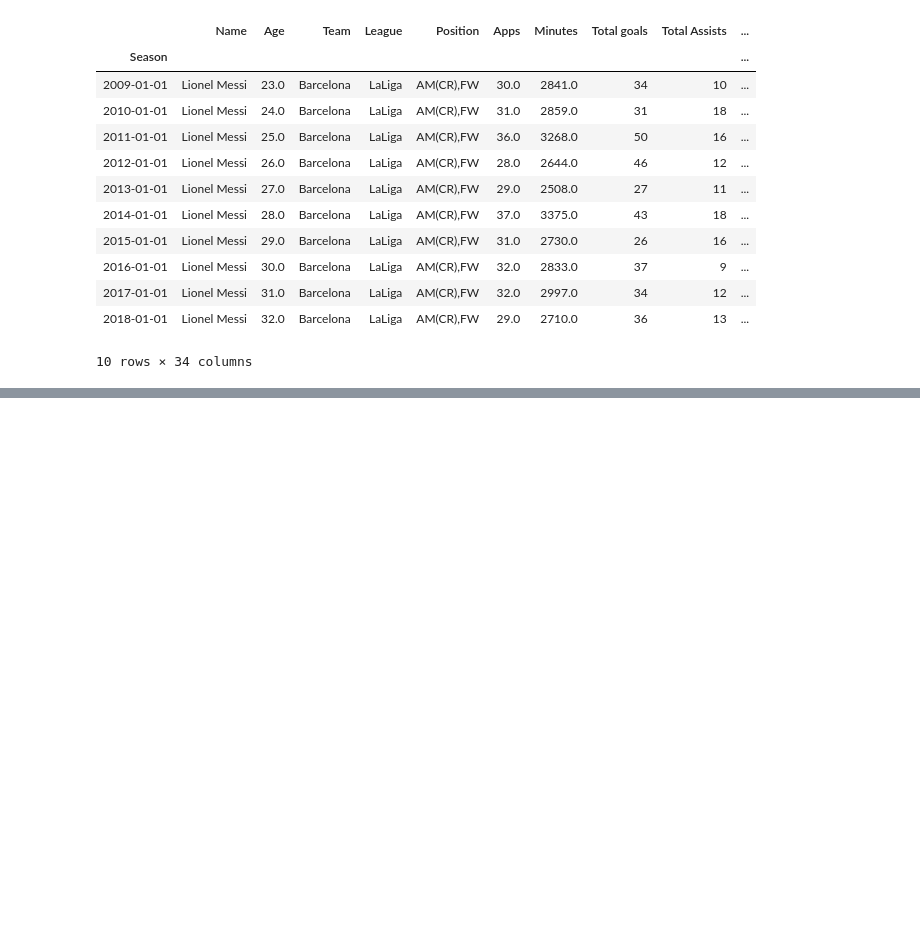
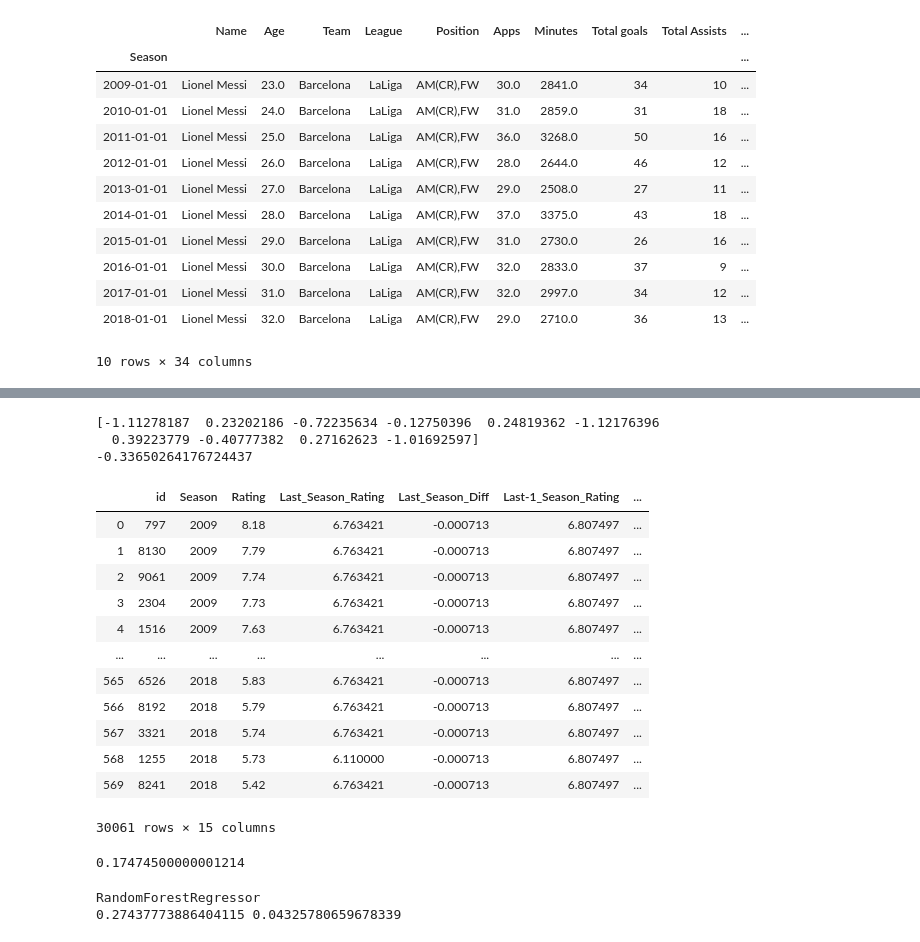
Before and after one commit to Suwadith/Winning-Eleven-Scout-Evaluation-and-Analysis-to-Enhance-Football-Player-Recommendations-ML-Flask, a Jupyter notebook: Analysis/Forecasting.ipynb, the cells around one changed output, grey strips where cells are left out. Drawn from its saved outputs; the diff is of its cells as text; code cells hidden in the pictures; blank space fills up the shorter version.

```diff
--- a/Analysis/Forecasting.ipynb
+++ b/Analysis/Forecasting.ipynb
@@ -308,0 +381,31 @@ df_['Lionel Messi']
+# %%
+# melt2 = allPLayers.copy()
+# melt2['Last_Season_Rating'] = melt2.groupby(['id'])['Rating'].shift()
+# melt2 = melt2.dropna()
+# melt2['Last_Season_Diff'] = melt2['Last_Season_Rating'].diff()
+# melt2["Season"] = pd.to_numeric(melt2["Season"])
+# melt2
+
+
+melt3 = allPLayers.copy()
+melt3["Season"] = pd.to_numeric(melt3["Season"])
+melt3['Last_Season_Rating'] = melt3.groupby(['id'])['Rating'].shift()
+melt3['Last_Season_Diff'] = melt3['Last_Season_Rating'].diff()
+# melt3['Last-1_Season_Rating'] = melt3.groupby(['id'])['Rating'].shift(2)
+# melt3['Last-1_Season_Diff'] = melt3['Last-1_Season_Rating'].diff()
+
+# melt3['Last-2_Season_Rating'] = melt3.groupby(['id'])['Rating'].shift(3)
+# melt3['Last-2_Season_Diff'] = melt3['Last-2_Season_Rating'].diff()
+# melt3['Last-3_Season_Rating'] = melt3.groupby(['id'])['Rating'].shift(4)
+# melt3['Last-3_Season_Diff'] = melt3['Last-3_Season_Rating'].diff()
+# melt3['Last-4_Season_Rating'] = melt3.groupby(['id'])['Rating'].shift(5)
+# melt3['Last-4_Season_Diff'] = melt3['Last-4_Season_Rating'].diff()
+# melt3['Last-5_Season_Rating'] = melt3.groupby(['id'])['Rating'].shift(6)
+# melt3['Last-5_Season_Diff'] = melt3['Last-5_Season_Rating'].diff()
+
+melt3.dropna()
+melt3.dtypes
+melt3 = melt3.fillna(melt3.mean())
+# melt3.loc[melt3['id'] == 79]
+# melt3 = melt3.replace('-', 0)
+# melt3.head()
@@ -308,0 +468,48 @@ df_['Lionel Messi']
+# %%
+from sklearn.model_selection import cross_val_score
+from sklearn import model_selection
+scores = cross_val_score(mdl, xts, yts, cv=10)
+print(scores)
+print(scores.mean())
+
+# seed = 7
+# kfold = model_selection.KFold(n_splits=10, random_state=seed)
+# scoring = 'r2'
+# results = model_selection.cross_val_score(mdl, xts, yts, cv=kfold, scoring=scoring)
+# print("RandomForestRegressor")
+# print(results.mean(), results.std())
+# %% [output]
+[-1.11278187  0.23202186 -0.72235634 -0.12750396  0.24819362 -1.12176396
+  0.39223779 -0.40777382  0.27162623 -1.01692597]
+-0.33650264176724437
+# %%
+melt3
+# %% [output]
+|  | id | Season | Rating | Last_Season_Rating | Last_Season_Diff | Last-1_Season_Rating | ... |
+| 0 | 797 | 2009 | 8.18 | 6.763421 | -0.000713 | 6.807497 | ... |
+| 1 | 8130 | 2009 | 7.79 | 6.763421 | -0.000713 | 6.807497 | ... |
+| 2 | 9061 | 2009 | 7.74 | 6.763421 | -0.000713 | 6.807497 | ... |
+| 3 | 2304 | 2009 | 7.73 | 6.763421 | -0.000713 | 6.807497 | ... |
+| 4 | 1516 | 2009 | 7.63 | 6.763421 | -0.000713 | 6.807497 | ... |
+| ... | ... | ... | ... | ... | ... | ... | ... |
+| 565 | 6526 | 2018 | 5.83 | 6.763421 | -0.000713 | 6.807497 | ... |
+| 566 | 8192 | 2018 | 5.79 | 6.763421 | -0.000713 | 6.807497 | ... |
+| 567 | 3321 | 2018 | 5.74 | 6.763421 | -0.000713 | 6.807497 | ... |
+| 568 | 1255 | 2018 | 5.73 | 6.110000 | -0.000713 | 6.807497 | ... |
+| 569 | 8241 | 2018 | 5.42 | 6.763421 | -0.000713 | 6.807497 | ... |
+30061 rows × 15 columns
+# %%
+from sklearn.metrics import median_absolute_error
+median_absolute_error(yts,p)
+# %% [output]
+0.17474500000001214
+# %%
+seed = 7
+kfold = model_selection.KFold(n_splits=10, random_state=seed)
+scoring = 'r2'
+results = model_selection.cross_val_score(mdl, xtr, ytr, cv=kfold, scoring=scoring)
+print("RandomForestRegressor")
+print(results.mean(), results.std())
+# %% [output]
+RandomForestRegressor
+0.27437773886404115 0.04325780659678339
```
Also changed, not shown: parts of 12 cells of this notebook.
